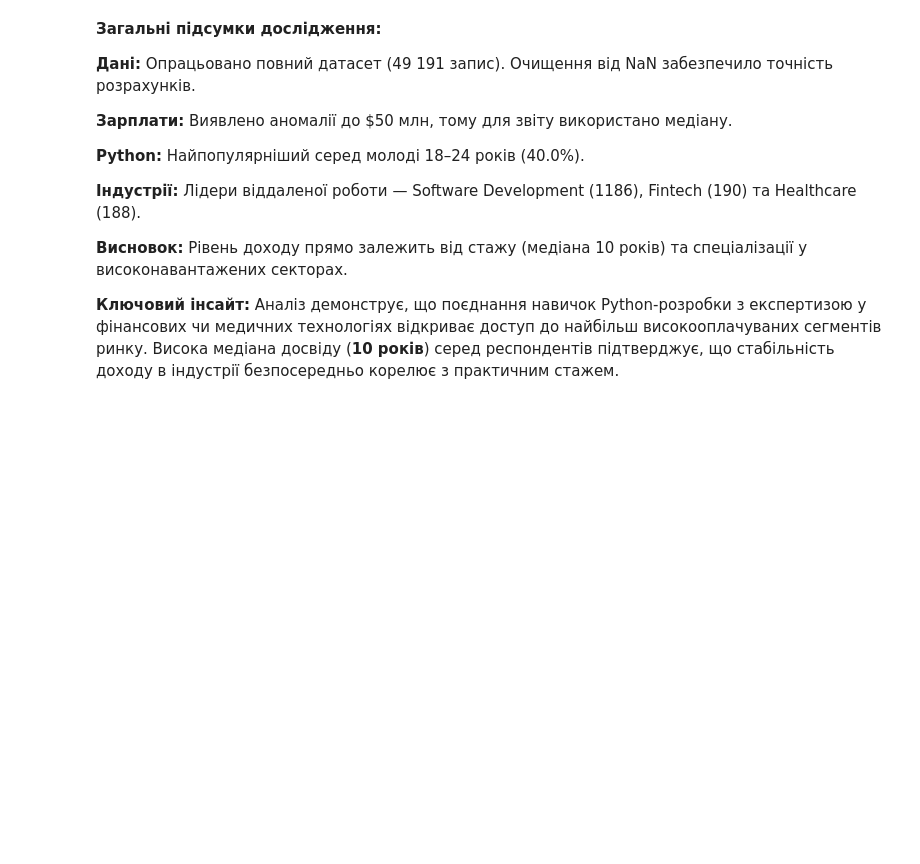
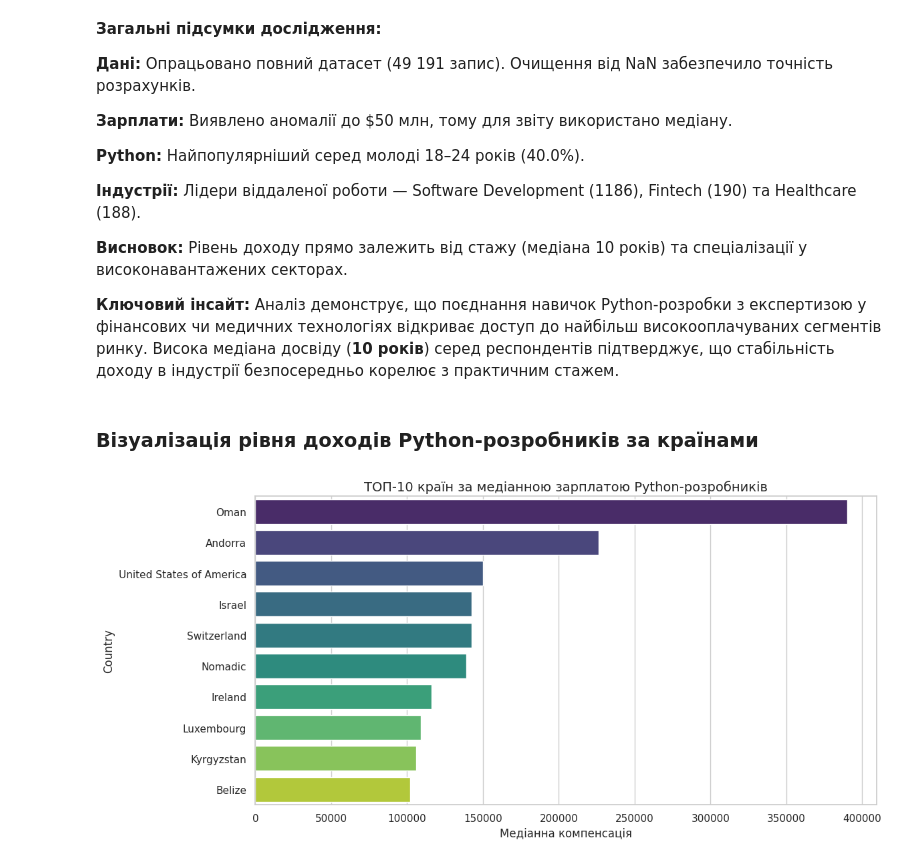
Before and after one commit to s107geo-svg/Data-Analytics-Projects, a Jupyter notebook: Salary_Trends_Analysis.ipynb, the cells around one changed output. Drawn from its saved outputs; the diff is of its cells as text; code cells hidden in the pictures; blank space fills up the shorter version.

```diff
--- a/Salary_Trends_Analysis.ipynb
+++ b/Salary_Trends_Analysis.ipynb
@@ -9,0 +1,15 @@ ParserError: Error tokenizing data. C error: Expected 172 fields in line 864, sa
+# %%
+import pandas as pd
+import matplotlib.pyplot as plt
+import seaborn as sns
+
+sns.set_theme(style="whitegrid")
+plt.rcParams['figure.figsize'] = (12, 6)
+
+df = pd.read_csv('survey_results_public.csv', low_memory=False)
+schema = pd.read_csv('survey_results_schema.csv')
+
+df.columns = df.columns.str.strip()
+
+total_respondents = len(df)
+print(f"Загальна кількість респондентів: {total_respondents}")
@@ -216,3 +319,22 @@ industries_top_remote
 **Висновок:** Рівень доходу прямо залежить від стажу (медіана 10 років) та спеціалізації у високонавантажених секторах.
 
 **Ключовий інсайт:** Аналіз демонструє, що поєднання навичок Python-розробки з експертизою у фінансових чи медичних технологіях відкриває доступ до найбільш високооплачуваних сегментів ринку. Висока медіана досвіду (**10 років**) серед респондентів підтверджує, що стабільність доходу в індустрії безпосередньо корелює з практичним стажем.
+# %% [markdown]
+### **Візуалізація рівня доходів Python-розробників за країнами**
+# %%
+plt.figure(figsize=(12, 6))
+top_salaries = py_progers_by_country.head(10)
+
+# Додаємо hue=top_salaries.index та legend=False
+sns.barplot(
+    x=top_salaries['Медіанна компенсація'],
+    y=top_salaries.index,
+    palette='viridis',
+    hue=top_salaries.index,
+    legend=False
+)
+
+plt.title('ТОП-10 країн за медіанною зарплатою Python-розробників', fontsize=14)
+plt.show()
+# %% [output]
+[figure, added]
```
Also changed, not shown: parts of 21 cells of this notebook.
